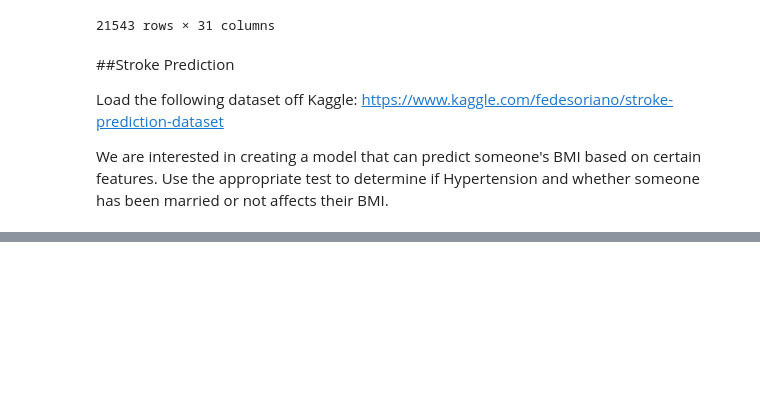
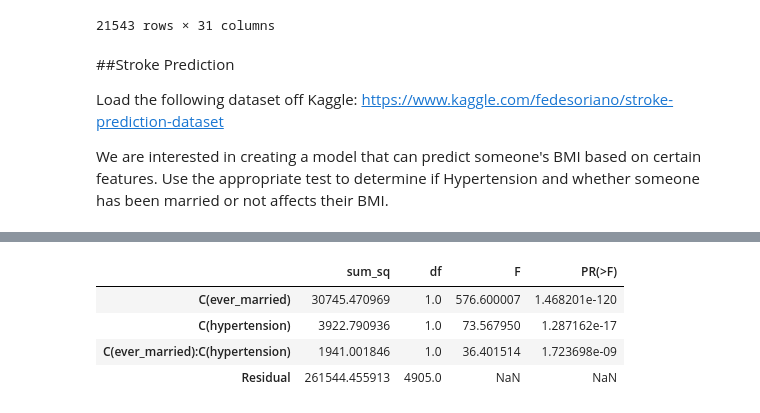
Before and after one commit to gtoubian/cce, a Jupyter notebook: 4_2_Hypothesis_Testing_Workshop_Gabriel_Toubian.ipynb, the cells around one changed output, grey strips where cells are left out. Cells and saved outputs as stored; diff of their text form; code cells hidden in the pictures; blank space fills up the shorter version.

```diff
--- a/4_2_Hypothesis_Testing_Workshop_Gabriel_Toubian.ipynb
+++ b/4_2_Hypothesis_Testing_Workshop_Gabriel_Toubian.ipynb
@@ -138,5 +138,13 @@ health.head()
 # %%
 #Two way ANOVA:
 
-health1 = health[["hypertension", "ever_married", "stroke"]]
-model = ols('stroke ~ C(ever_married) + C(hypertension) + C(VOIE_CYCLABLE):C(PASSAGE_BUS)', data = df2).fit()
+health1 = health[["hypertension", "ever_married", "bmi"]]
+model = ols('bmi ~ C(ever_married) + C(hypertension) + C(ever_married):C(hypertension)', data = health1).fit()
+# %%
+sm.stats.anova_lm(model, typ=2)
+# %% [output]
+|  | sum_sq | df | F | PR(>F) |
+| C(ever_married) | 30745.470969 | 1.0 | 576.600007 | 1.468201e-120 |
+| C(hypertension) | 3922.790936 | 1.0 | 73.567950 | 1.287162e-17 |
+| C(ever_married):C(hypertension) | 1941.001846 | 1.0 | 36.401514 | 1.723698e-09 |
+| Residual | 261544.455913 | 4905.0 | NaN | NaN |
```
Also changed, not shown: parts of 2 cells of this notebook.
